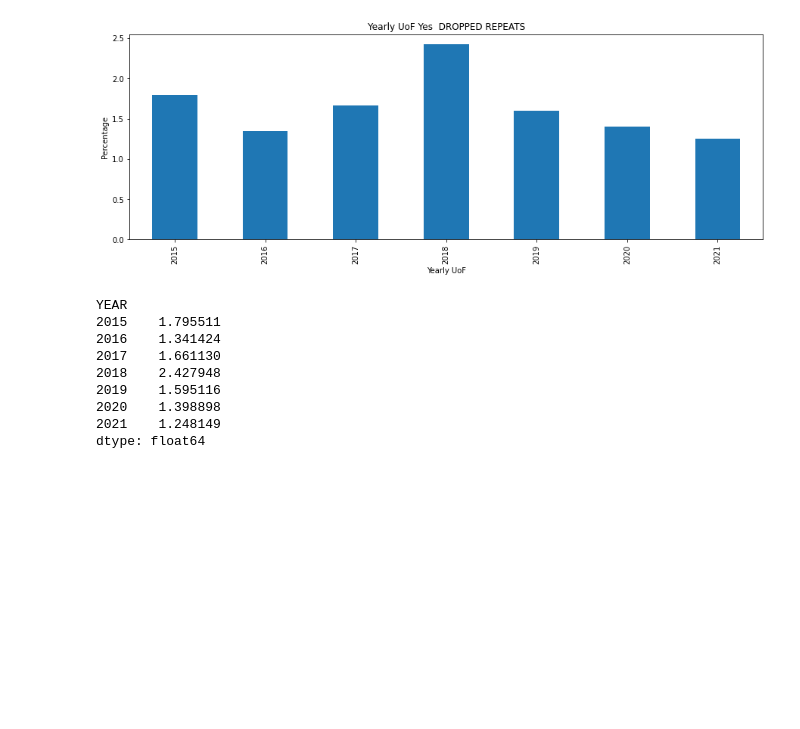
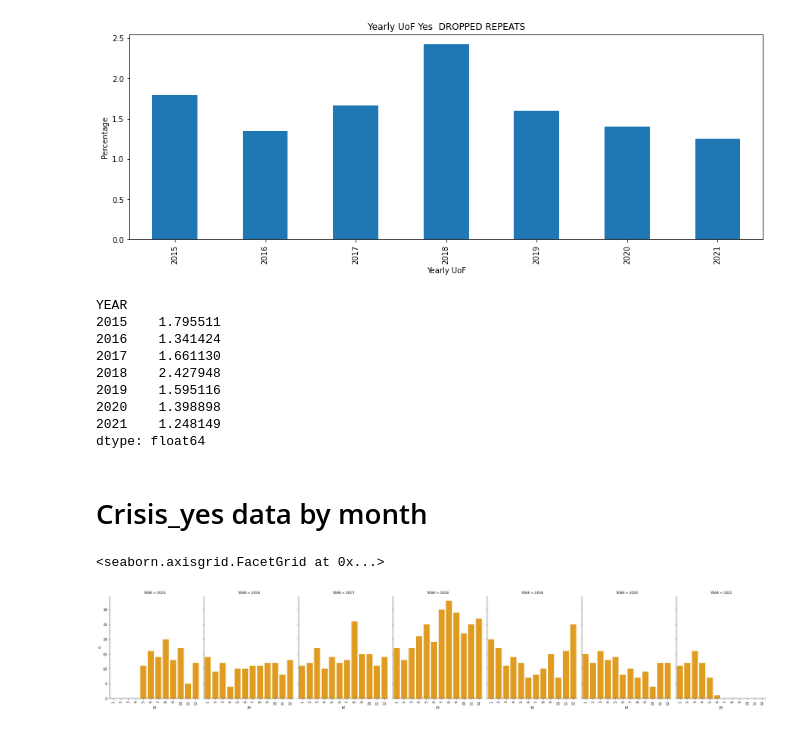
Before and after one commit to msenosain/spd-use-of-force_DS4A, a Jupyter notebook: notebooks/Crisis_shaping.ipynb, the cells around one changed output. Saved outputs shown, nothing was run; the diff lists cells and outputs as text; code cells hidden in the pictures; blank space fills up the shorter version.

```diff
--- a/notebooks/Crisis_shaping.ipynb
+++ b/notebooks/Crisis_shaping.ipynb
@@ -543,7 +566,7 @@ Name: Behavioral Crisis Num, Length: 61411, dtype: int64
 # %%
 yearly_totals_ = crisis_final.groupby(['YEAR']).size()
-year_yes = crisis_final[crisis_final['UoF'] == 'YES']#.size( )
-year_yes1 = year_yes.groupby(['YEAR']).size()
+crisis_yes = crisis_final[crisis_final['UoF'] == 'YES']#.size( )
+year_yes1 = crisis_yes.groupby(['YEAR']).size()
 yearly_total = crisis_final.groupby(['YEAR']).size()
 yearly_yes = (year_yes1/yearly_total) * 100
 yearly_yes.plot(kind = 'bar', figsize=(15, 5))
@@ -565,3 +588,25 @@ YEAR
 2020    1.398898
 2021    1.248149
 dtype: float64
+# %% [markdown]
+# Crisis_yes data by month
+# %%
+plt_by_yr = crisis_yes[['Date', 'YEAR','M']].groupby(['YEAR', 'M']).size()
+plt_by_yr
+
+yes_plt = plt_by_yr.to_frame().reset_index()
+g = sns.catplot(
+    x="M",
+    y=0,
+    col="YEAR",
+    data=yes_plt,
+    kind="bar",
+    height=5,
+    aspect=0.8,
+    color="orange",
+    margin_titles=True,
+)
+g.set_xticklabels(rotation=90)
+# %% [output]
+<seaborn.axisgrid.FacetGrid at 0x...>
+[figure, added]
```
Also changed, not shown: parts of 10 cells of this notebook, 1 other file.
